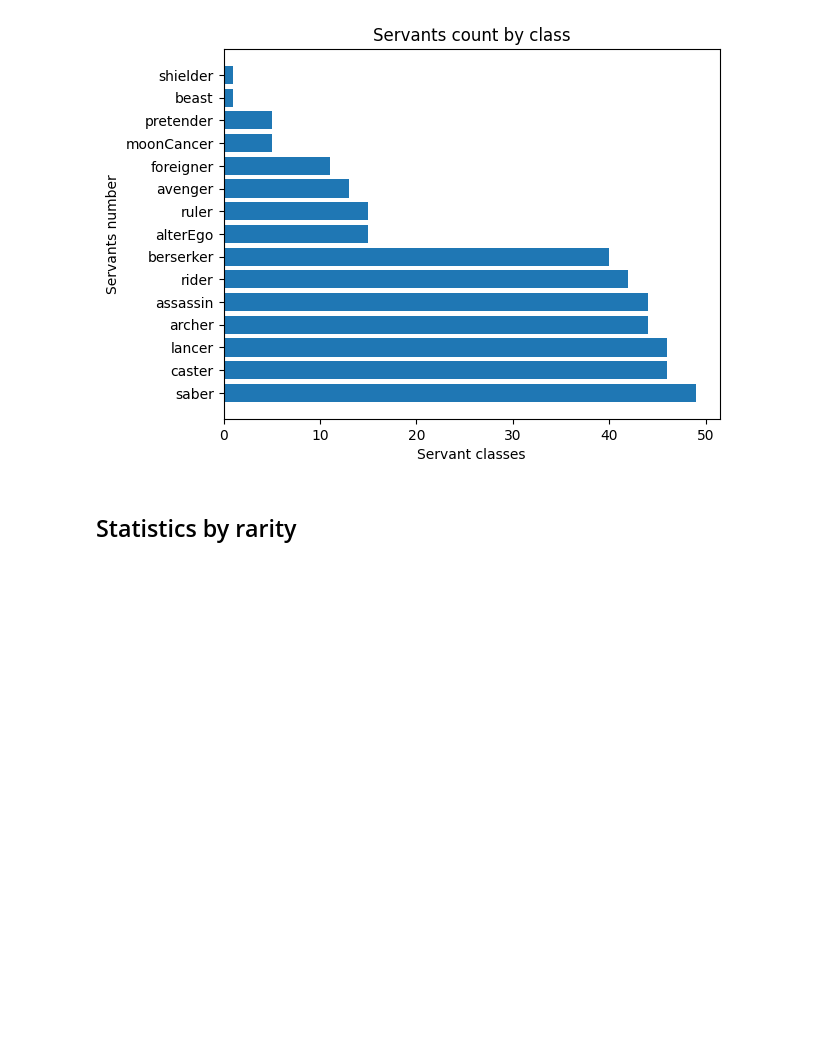
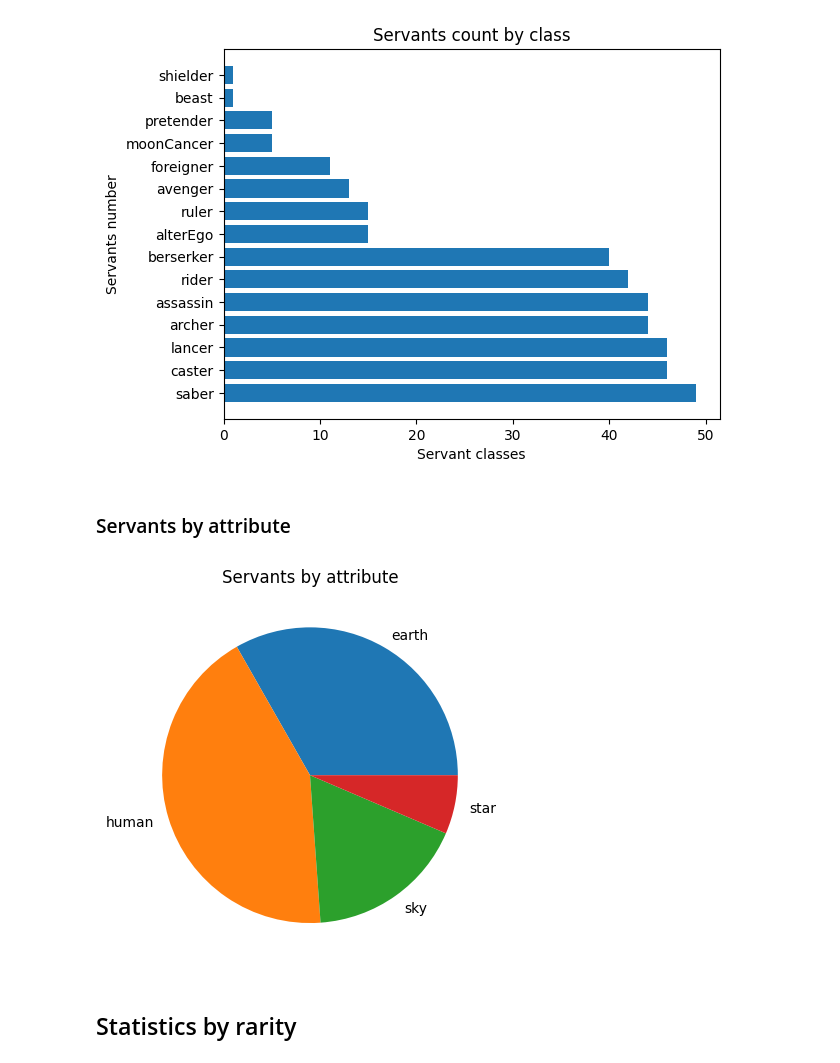
Before and after one commit to manuelelucchi/VisualizzazioneScientifica, a Jupyter notebook: Report.ipynb, the cells around one changed output. Saved outputs shown, nothing was run; the diff lists cells and outputs as text; code cells hidden in the pictures; blank space fills up the shorter version.

```diff
--- a/Report.ipynb
+++ b/Report.ipynb
@@ -9,11 +9,11 @@ url = "https://api.atlasacademy.io/export/JP/nice_servant_lore_lang_en.json"
 
 res = requests.request("GET", url)
 
-rawData: dict = res.json()
+rawData: list[dict] = res.json()
 
 for s in rawData:
     s['traits'] = list(map(lambda x: x['name'], s['traits']))
     s['saberface'] = 'saberface' in s['traits']
 
-len(rawData)
+f"There are {len(rawData)} servants with these columns: {list(rawData[0].keys())}"
 # %% [output]
@@ -64,7 +43,6 @@ cleanData = df.drop(columns=[
     'cardDetails',
     'relateQuestIds',
     'trialQuestIds',
-    'growthCurve',
     'valentineEquip',
     'valentineScript',
     'ascensionAdd',
@@ -115,6 +93,15 @@ plt.show()
 [figure]
 # %%
 # Torta con extra classes vs normali vs beast?
+# %% [markdown]
+### Servants by attribute
+# %%
+servants_by_attribute = cleanData[cleanData['attribute'] != "beast"].groupby('attribute').count()
+plt.pie(servants_by_attribute["id"].values,labels=servants_by_attribute["id"].keys())
+plt.title("Servants by attribute")
+plt.show()
+# %% [output]
+[figure, added]
 # %% [markdown]
 ## Statistics by rarity
 # %%
```
Also changed, not shown: parts of 4 cells of this notebook.
